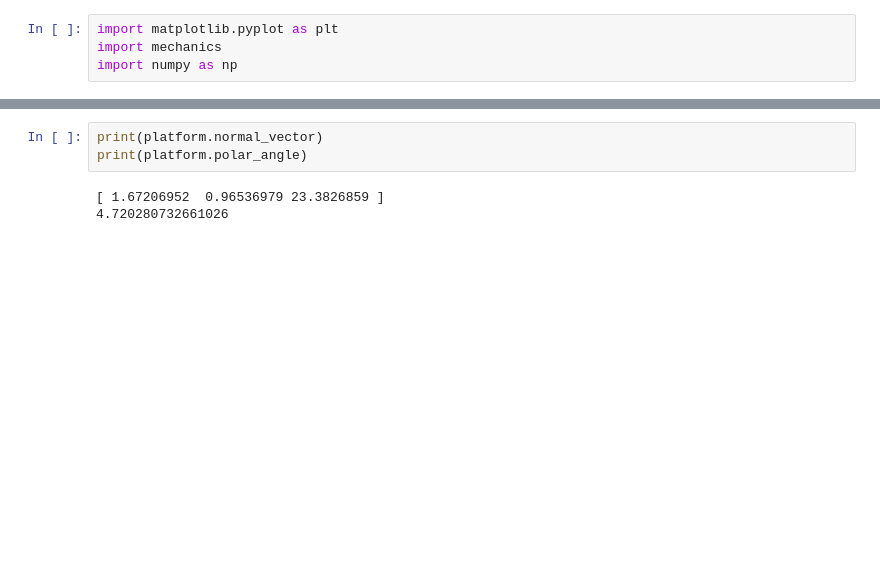
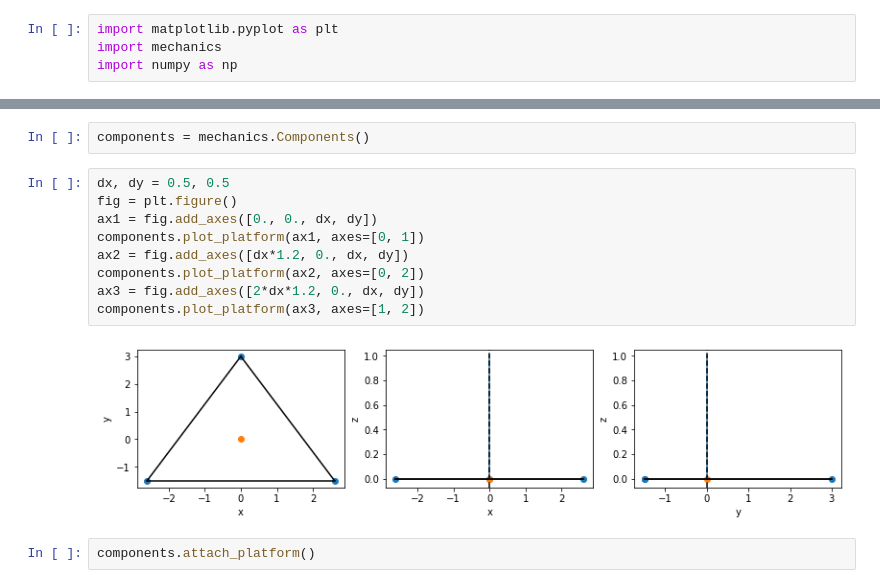
Before and after one commit to christianhbye/eigsep_mechanics, a Jupyter notebook: mechanical_requirements.ipynb, the cells around one changed output, grey strips where cells are left out. Cells and saved outputs as stored; diff of their text form; blank space fills up the shorter version.

```diff
--- a/mechanical_requirements.ipynb
+++ b/mechanical_requirements.ipynb
@@ -35,6 +12,15 @@ plt.show()
-# %%
-print(platform.normal_vector)
-print(platform.polar_angle)
-# %% [output]
-[ 1.67206952  0.96536979 23.3826859 ]
-4.720280732661026
+# %%
+components = mechanics.Components()
+# %%
+dx, dy = 0.5, 0.5
+fig = plt.figure()
+ax1 = fig.add_axes([0., 0., dx, dy])
+components.plot_platform(ax1, axes=[0, 1])
+ax2 = fig.add_axes([dx*1.2, 0., dx, dy])
+components.plot_platform(ax2, axes=[0, 2])
+ax3 = fig.add_axes([2*dx*1.2, 0., dx, dy])
+components.plot_platform(ax3, axes=[1, 2])
+# %% [output]
+[figure, added]
+# %%
+components.attach_platform()
```
Also changed, not shown: parts of 4 cells of this notebook.
